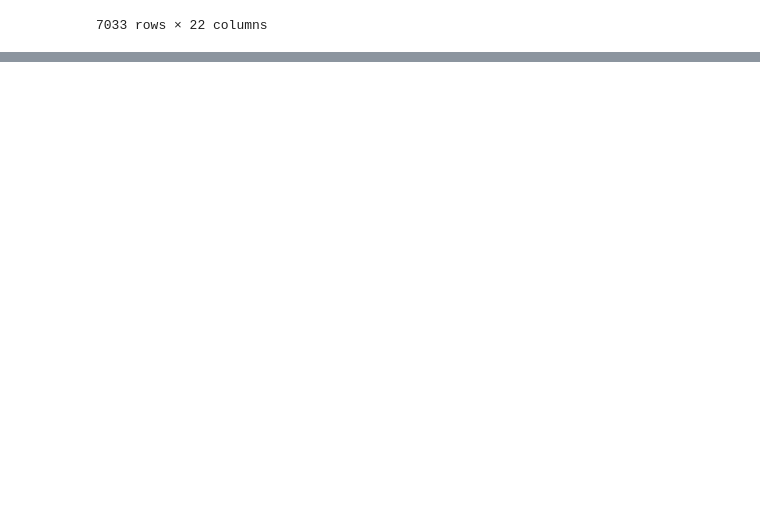
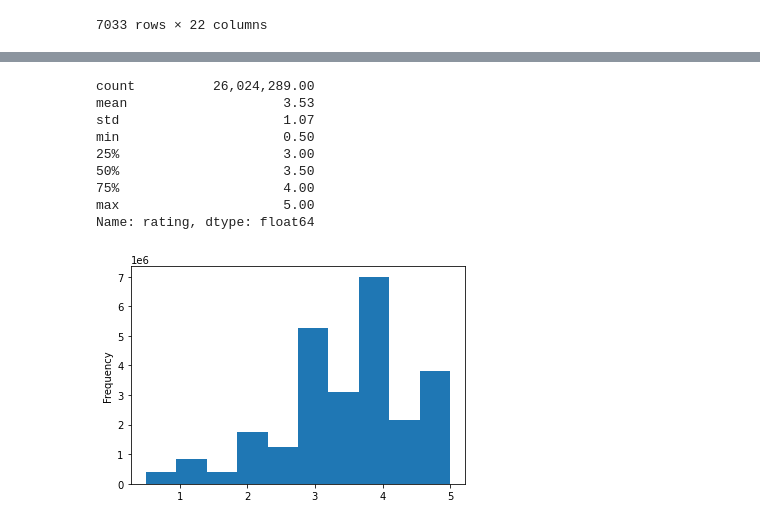
Before and after one commit to Ninax3/Movies-ETL, a Jupyter notebook: Movies_ETL_data.ipynb, the cells around one changed output, grey strips where cells are left out. Cells and saved outputs as stored; diff of their text form; code cells hidden in the pictures; blank space fills up the shorter version.

Commit message:
updated version of Movies_ETL_data.ipynb

```diff
--- a/Movies_ETL_data.ipynb
+++ b/Movies_ETL_data.ipynb
@@ -709,0 +714,3 @@ wiki_movies_df
+# %%
+kaggle_metadata = pd.read_csv(f'{file_dir}/movies_metadata.csv', low_memory=False)
+ratings = pd.read_csv(f'{file_dir}/ratings.csv')
@@ -709,0 +778,19 @@ wiki_movies_df
+# %%
+# assign the above to the converted timestamp to the timestamp column
+ratings['timestamp'] = pd.to_datetime(ratings['timestamp'], unit='s')
+# %%
+# look at the statistics of the actual ratings to review central tendancy and spread with histogram
+pd.options.display.float_format = '{:20,.2f}'.format
+ratings['rating'].plot(kind='hist')
+ratings['rating'].describe()
+# %% [output]
+count          26,024,289.00
+mean                    3.53
+std                     1.07
+min                     0.50
+25%                     3.00
+50%                     3.50
+75%                     4.00
+max                     5.00
+Name: rating, dtype: float64
+[figure, added]
```
Also changed, not shown: parts of 35 cells of this notebook.
